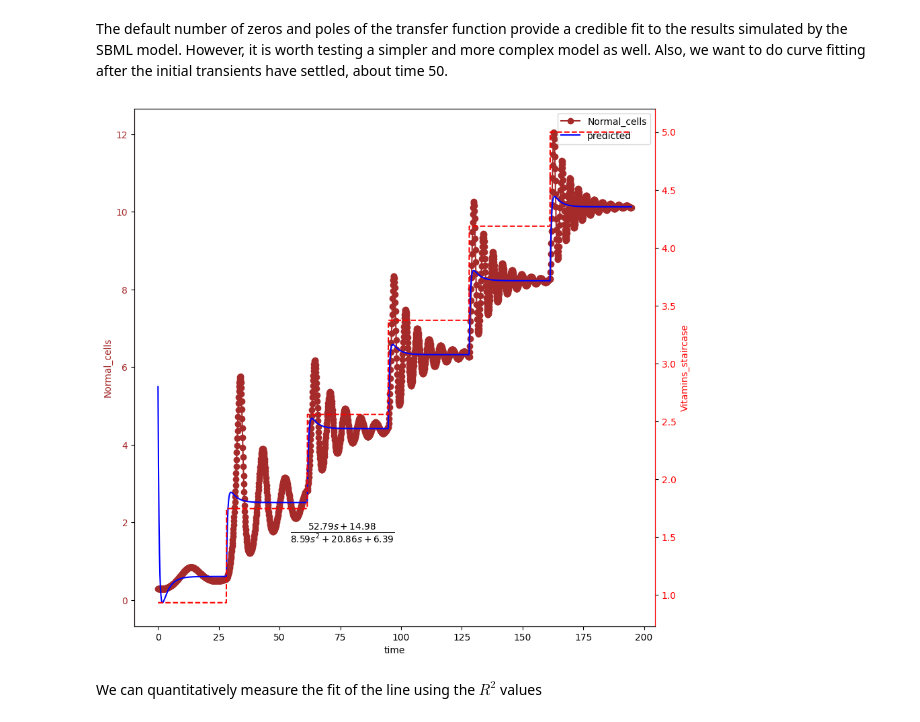
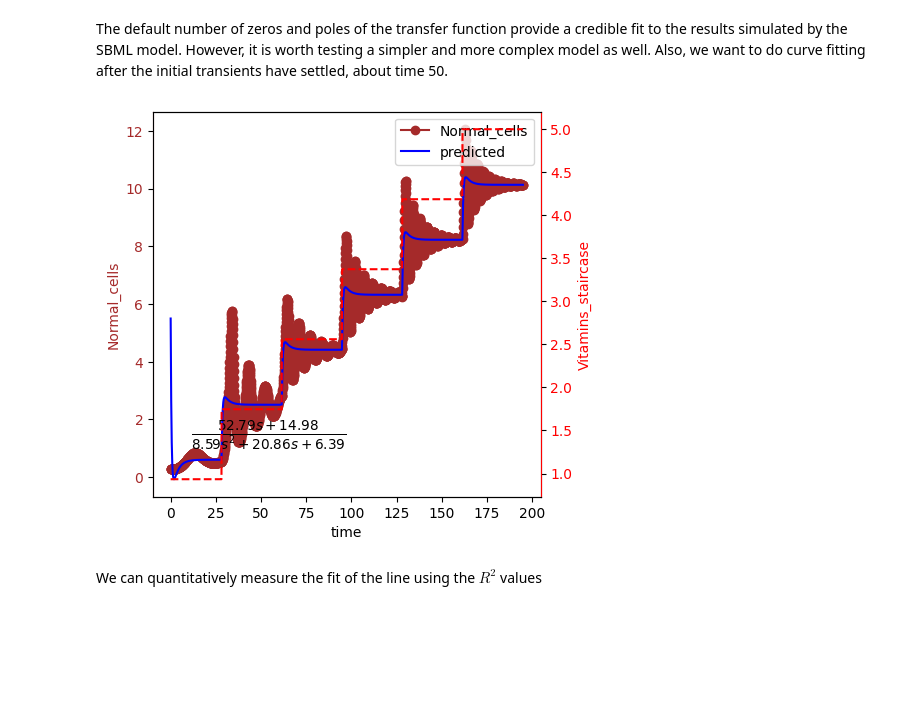
Before and after one commit to ModelEngineering/controlSBML, a Jupyter notebook: examples/cancer-vitamins.ipynb, the cells around one changed output. Saved outputs shown, nothing was run; the diff lists cells and outputs as text; code cells hidden in the pictures; blank space fills up the shorter version.

```diff
--- a/examples/cancer-vitamins.ipynb
+++ b/examples/cancer-vitamins.ipynb
@@ -193,11 +193,12 @@ TRANSFER_FUNCTION_1 = ctlsb.getOpenLoopTransferFunction()
 # %% [markdown]
 The default number of zeros and poles of the transfer function provide a credible fit to the results simulated by the SBML model. However, it is worth testing a simpler and more complex model as well. Also, we want to do curve fitting after the initial transients have settled, about time 50.
 # %%
-results = ctlsb.plotTransferFunctionFit(num_zero=1, num_pole=3, fit_start_time=5, times=TIMES)
+results = ctlsb.plotTransferFunctionFit(num_zero=1, num_pole=3, fit_start_time=5, times=TIMES,
+                                       figsize=FIGSIZE)
 rsq2 = calculate_r_squared(results[0])
 TRANSFER_FUNCTION_2 = ctlsb.getOpenLoopTransferFunction()
 # %% [output]
-[figure, old version]
+[figure, new version]
 # %% [markdown]
 We can quantitatively measure the fit of the line using the $R^2$ values
 # %%
```
Also changed, not shown: parts of 6 cells of this notebook, 10 other files.
